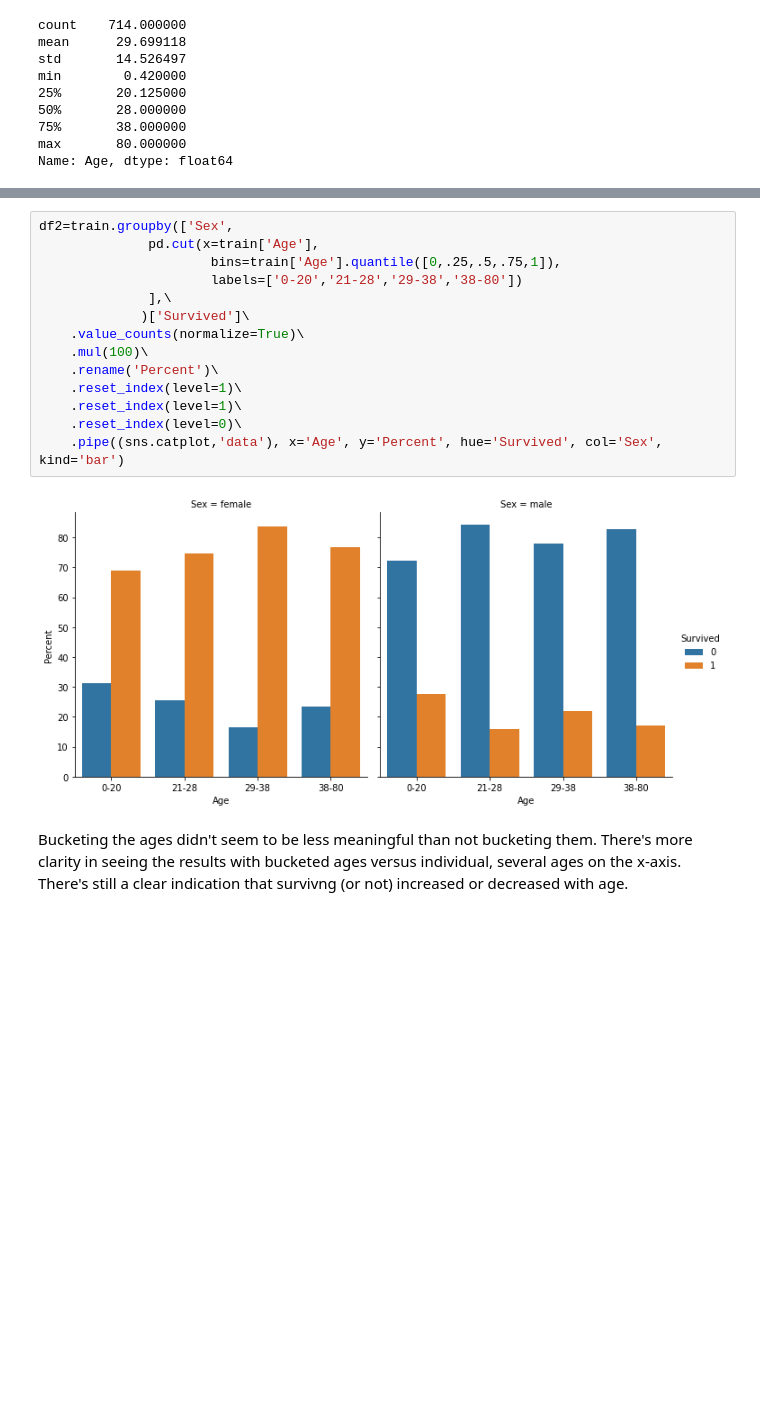
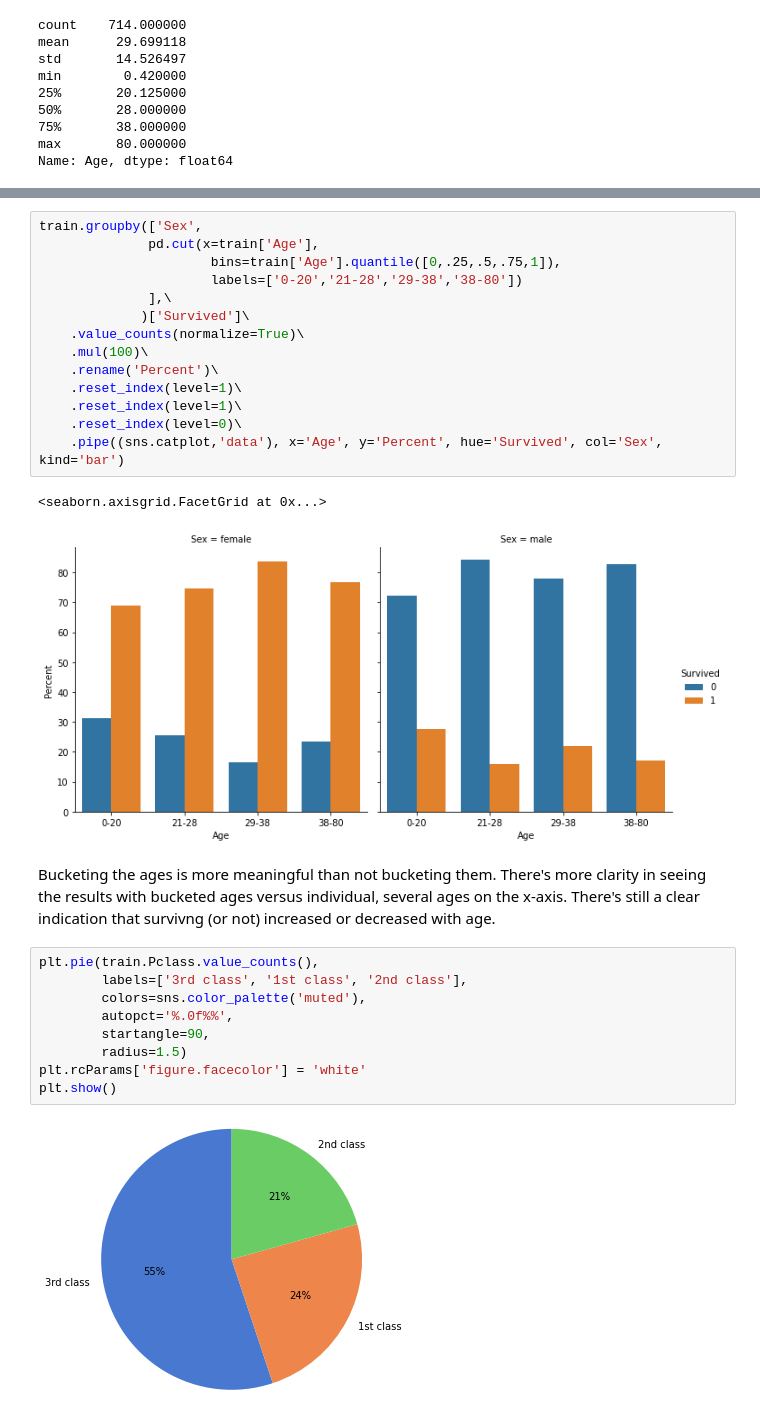
Before and after one commit to djm160830/kaggle-notebooks, a Jupyter notebook: titanic-submission.ipynb, the cells around one changed output, grey strips where cells are left out. Cells and saved outputs as stored; diff of their text form; blank space fills up the shorter version.

```diff
--- a/titanic-submission.ipynb
+++ b/titanic-submission.ipynb
@@ -82,5 +82,5 @@ Because there isn't an even number of each age to properly determine whether age
 # %%
-df2=train.groupby(['Sex',
+train.groupby(['Sex',
               pd.cut(x=train['Age'],
                       bins=train['Age'].quantile([0,.25,.5,.75,1]),
                       labels=['0-20','21-28','29-38','38-80'])
@@ -94,6 +94,18 @@ df2=train.groupby(['Sex',
     .reset_index(level=0)\
     .pipe((sns.catplot,'data'), x='Age', y='Percent', hue='Survived', col='Sex', kind='bar')
 # %% [output]
+<seaborn.axisgrid.FacetGrid at 0x...>
 [figure]
 # %% [markdown]
-Bucketing the ages didn't seem to be less meaningful than not bucketing them. There's more clarity in seeing the results with bucketed ages versus individual, several ages on the x-axis. There's still a clear indication that survivng (or not) increased or decreased with age.
+Bucketing the ages is more meaningful than not bucketing them. There's more clarity in seeing the results with bucketed ages versus individual, several ages on the x-axis. There's still a clear indication that survivng (or not) increased or decreased with age.
+# %%
+plt.pie(train.Pclass.value_counts(),
+        labels=['3rd class', '1st class', '2nd class'],
+        colors=sns.color_palette('muted'),
+        autopct='%.0f%%',
+        startangle=90,
+        radius=1.5)
+plt.rcParams['figure.facecolor'] = 'white'
+plt.show()
+# %% [output]
+[figure, added]
```
Also changed, not shown: parts of 9 cells of this notebook.
